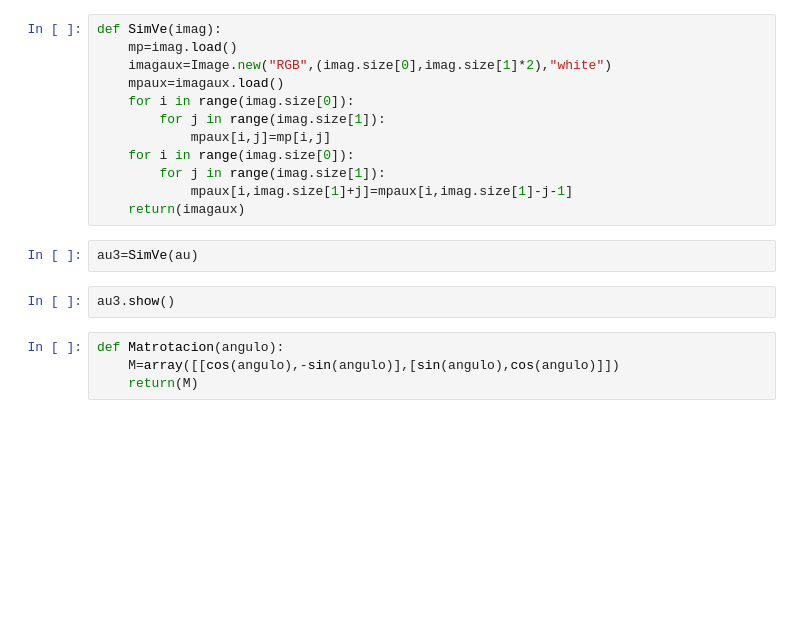
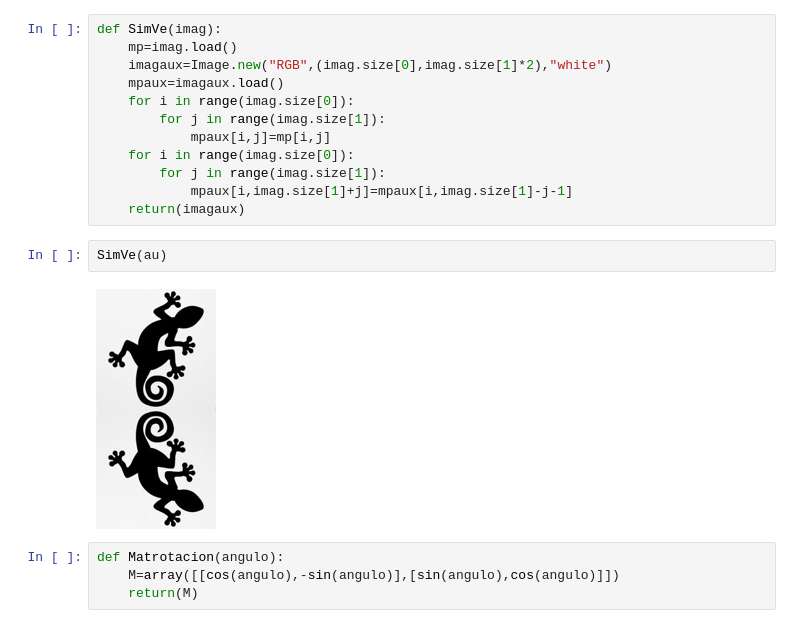
Before and after one commit to pedritomelenas/TFM-tesselations, a Jupyter notebook: Ejemplos/Funciones auxiliares.ipynb, the cells around one changed output. Cells and saved outputs as stored; diff of their text form; blank space fills up the shorter version.

```diff
--- a/Ejemplos/Funciones auxiliares.ipynb
+++ b/Ejemplos/Funciones auxiliares.ipynb
@@ -48,10 +48,10 @@ def SimVe(imag):
         for j in range(imag.size[1]):
             mpaux[i,imag.size[1]+j]=mpaux[i,imag.size[1]-j-1]
     return(imagaux)
-# %%
-au3=SimVe(au)
-# %%
-au3.show()
+# %%
+SimVe(au)
+# %% [output]
+[figure, added]
 # %%
 def Matrotacion(angulo):
     M=array([[cos(angulo),-sin(angulo)],[sin(angulo),cos(angulo)]])
```
Also changed, not shown: parts of 7 cells of this notebook.
